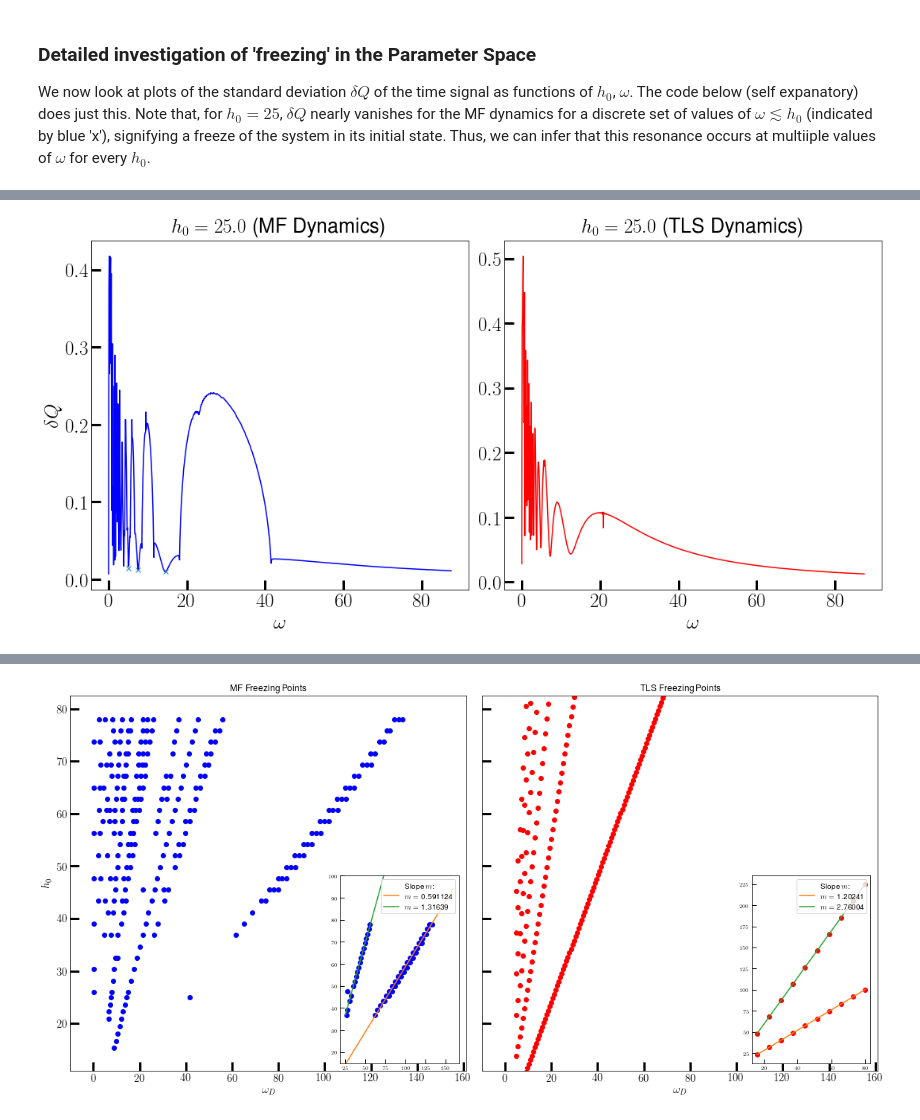
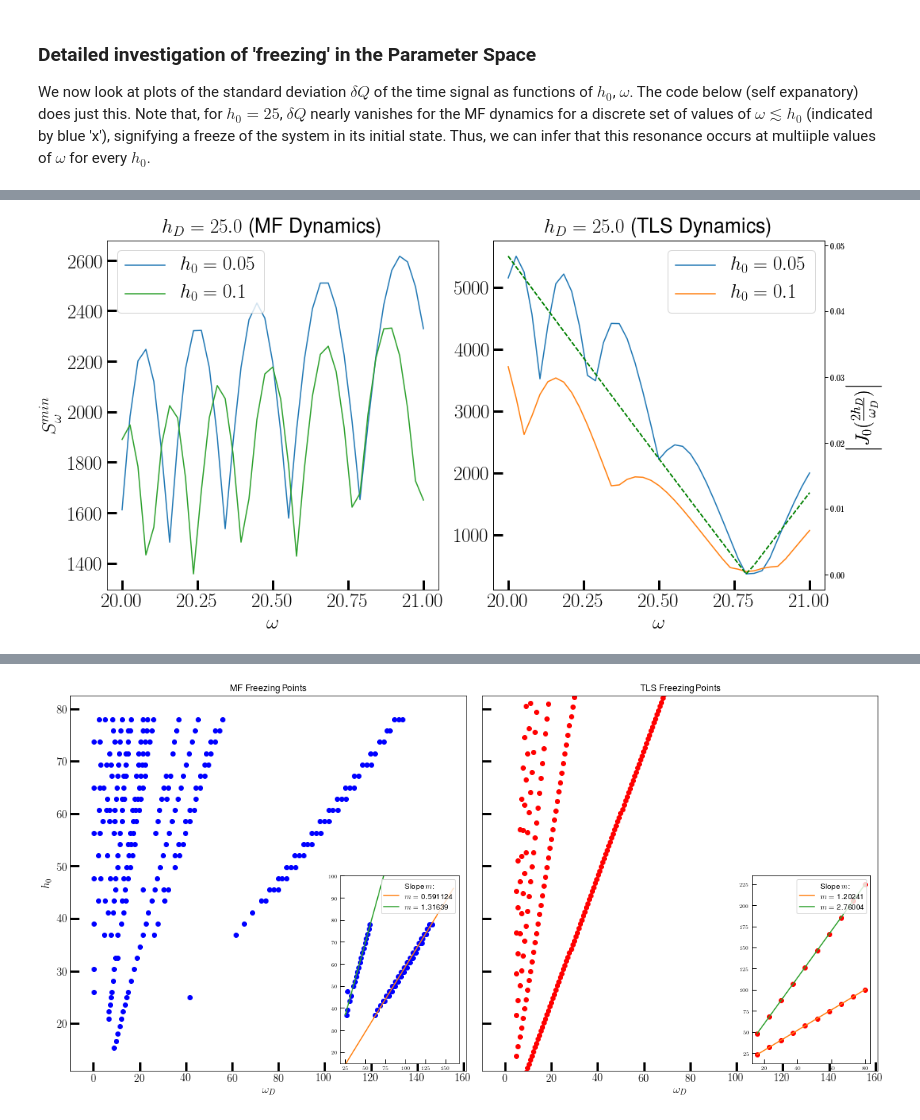
Before and after one commit to deyh2020/periodic_lipkin, a Jupyter notebook: lipkin.ipynb, the cells around one changed output, grey strips where cells are left out. Drawn from its saved outputs; the diff is of its cells as text; code cells hidden in the pictures.

Commit message:
removed calculation of mag avg/sd and added profiling of fft as a function of omega instead

```diff
--- a/lipkin.ipynb
+++ b/lipkin.ipynb
@@ -144,7 +143,7 @@ from multiprocessing import Pool
 import lipkin as mfd
 import time
 from scipy.interpolate import InterpolatedUnivariateSpline
-#from scipy.special import j0
+from scipy.special import j0
 
 %matplotlib inline
 import matplotlib.pyplot as plt
@@ -153,52 +152,59 @@ rc('font',**{'family':'sans-serif','sans-serif':['Helvetica']})
 rc('text', usetex=True)
 
 if __name__ == '__main__':
-    evals, evecs = eig((1j) * mfd.tls_jac(None, 0.0, 0.0, 0.0))
+    nprocs = 13
+    evals, evecs = eig((1j) * mfd.tls_jac(None, 0.0, 0.0, 0.0, 0.0))
     psi0 = evecs[:,np.argmin(evals)].copy()
-    h0 = 25.0
-    omegas = np.linspace(0., 3.5 * h0, 1000)
+    h = 25.0
+    h0 = [0.05, 0.1]
+    omegas = np.linspace(20.0, 21.0,  3 * nprocs)
     t = np.linspace(0, 500, 20000)
-    nprocs = 14
-    start = time.time()
     p = Pool(processes = nprocs)
-    print("TLS dynamics for h0, w with %d proccesses ..." % nprocs)
-    dq_tls = p.starmap(mfd.sd_mag_tls,[(t, psi0, h0, w) for w in omegas])
-    elapsed =  (time.time() - start)
-    print("Done in %lf secs" % elapsed)
-    print("MF dynamics for h0, w with %d proccesses ..." % nprocs)
-    dq_mf = p.starmap(mfd.sd_mag_mf,[(t, psi0, h0, w) for w in omegas])
-    elapsed = (time.time() - elapsed)
-    print("Done in %lf secs" % elapsed)
-    #fname = "meanfield_driven_h0_{}".format(h0) + "_Q_dQ.csv"
-    #np.savetxt(fname,np.vstack((omegas, q_mf, dq_mf)).T,delimiter=',')
-    #print("Data saved in file: " + fname)
 
     fs = 25
-    threshold = 0.015
+    threshold = 150.0
 
     fig, axs = plt.subplots(1, 2, figsize=(15,7.5))
-    axs[0].plot(omegas, dq_mf,'b')
-    axs[0].set_title(r"$h_0 = {}$ (MF Dynamics)".format(h0), fontsize=fs)
-    axs[0].set_ylabel(r'$\delta Q$',fontsize=fs, rotation="vertical")
+    axs[0].set_title(r"$h_D = {}$ (MF Dynamics)".format(h), fontsize=fs)
+    axs[0].set_ylabel(r'$S^{min}_\omega$',fontsize=fs, rotation="vertical")
 
-    axs[1].plot(omegas, dq_tls,'r')
-    #ax_besj = axs[1].twinx()
-    #ax_besj.set_ylabel(r"$\left | J_0(\frac{2h_0}{\omega_D})\right |$",fontsize=fs)
-    #ax_besj.plot(omegas, np.abs(j0(2*h0/omegas)), "g--")
+    for dc in h0:
+        print("TLS dynamics for h0 = %f, w with %d processes ..." % (dc, nprocs))
+        start = time.time()
+        dq_tls = p.starmap(mfd.maxfft_mag_tls,[(t, psi0, dc, h, w) for w in omegas])
+        elapsed =  (time.time() - start)
+        print("Done in %lf secs" % elapsed)
+        print("MF dynamics for h0 = %f, w with %d processes ..." % (dc, nprocs))
+        start = time.time()
+        dq_mf = p.starmap(mfd.maxfft_mag_mf,[(t, psi0, dc, h, w) for w in omegas])
+        elapsed = (time.time() - start)
+        print("Done in %lf secs" % elapsed)
+        #fname = "meanfield_driven_h_{}".format(h) + "_Q_dQ.csv"
+        #np.savetxt(fname,np.vstack((omegas, q_mf, dq_mf)).T,delimiter=',')
+        #print("Data saved in file: " + fname)
+        axs[0].plot(omegas, dq_mf, label = r'$h_0 = {}$ '.format(dc))
+        legend0 = axs[0].legend(prop={'size': fs})
 
-    axs[1].set_title(r"$h_0 = {}$ (TLS Dynamics)".format(h0), fontsize=fs)
+        axs[1].plot(omegas, dq_tls, label = r'$h_0 = {}$ '.format(dc))
+        ax_besj = axs[1].twinx()
+        ax_besj.set_ylabel(r"$\left | J_0(\frac{2h_D}{\omega_D})\right |$",fontsize=fs)
+        ax_besj.plot(omegas, np.abs(j0(2*h/omegas)), "g--")
 
-    #Interpolate the stdev and find the minima
-    #SciPy has a built-in method to find the roots of a cubic spline.
-    #So, Use a 4th degree spline for interpolation, so that the roots of its derivative can be found easily.
-    f = InterpolatedUnivariateSpline(omegas, dq_mf, k=4)
-    cr_pts = f.derivative().roots() #Get the extrema
-    cr_vals = f(cr_pts)
-    dderiv = f.derivative(n=2)
+        axs[1].set_title(r"$h_D = {}$ (TLS Dynamics)".format(h), fontsize=fs)
+        legend1 = axs[1].legend(prop={'size': fs})
 
-    mins = cr_pts[(dderiv(cr_pts) > 0) & (cr_vals <= threshold)] #Select only minima near 0
-    sd_mins = cr_vals[(dderiv(cr_pts) > 0) & (cr_vals <= threshold)]
-    axs[0].plot(mins, sd_mins, "x")
+
+        #Interpolate the stdev and find the minima
+        #SciPy has a built-in method to find the roots of a cubic spline.
+        #So, Use a 4th degree spline for interpolation, so that the roots of its derivative can be found easily.
+        f = InterpolatedUnivariateSpline(omegas, dq_mf, k=4)
+        cr_pts = f.derivative().roots() #Get the extrema
+        cr_vals = f(cr_pts)
+        dderiv = f.derivative(n=2)
+
+        mins = cr_pts[(dderiv(cr_pts) > 0) & (cr_vals <= threshold)] #Select only minima near 0
+        sd_mins = cr_vals[(dderiv(cr_pts) > 0) & (cr_vals <= threshold)]
+        axs[0].plot(mins, sd_mins, "x")
 
     for ax in axs:
         ax.set_xlabel(r'$\omega$',fontsize=fs)
@@ -215,2 +225,2 @@ MF dynamics for h0, w with 14 proccesses ...
-[figure, old version]
+[figure, new version]
 # %% [markdown]
```
Also changed, not shown: parts of 4 cells of this notebook, 3 other files.
